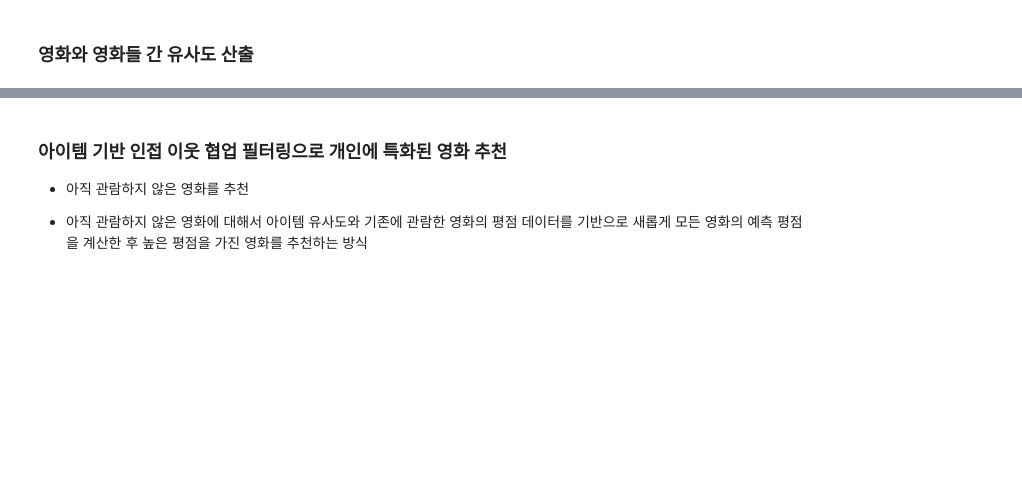
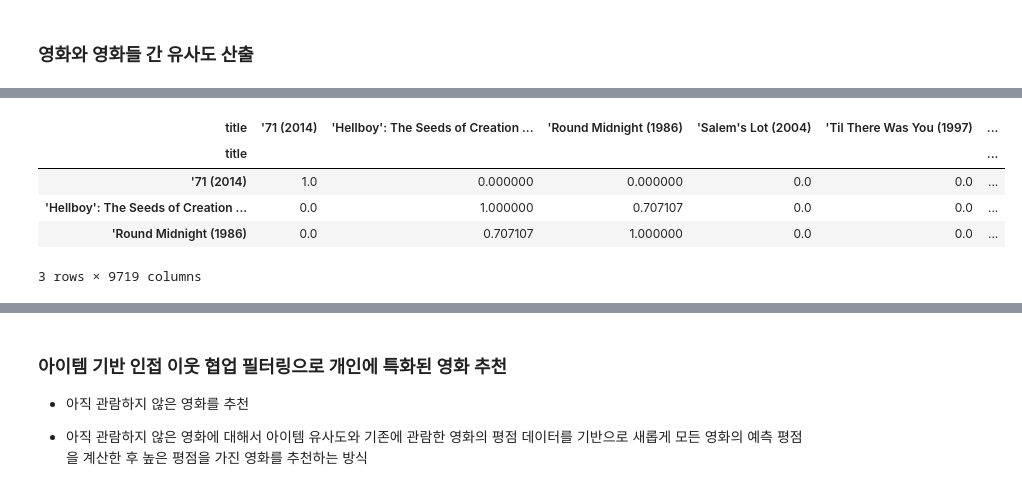
Before and after one commit to purin715/MachineLearning, a Jupyter notebook: ml_19_추천시스템.ipynb의 사본.ipynb, the cells around one changed output, grey strips where cells are left out. Saved outputs shown, nothing was run; the diff lists cells and outputs as text; code cells hidden in the pictures; blank space fills up the shorter version.

```diff
--- a/ml_19_추천시스템.ipynb의 사본.ipynb
+++ b/ml_19_추천시스템.ipynb의 사본.ipynb
@@ -479,2 +536,14 @@ from sklearn.metrics.pairwise import cosine_similarity
+# %%
+item_sim_df = pd.DataFrame(data=item_sim,
+                           index=ratings_mat.columns,
+                           columns=ratings_mat.columns)
+item_sim_df.head(3)
+# %% [output]
+| title | '71 (2014) | 'Hellboy': The Seeds of Creation ... | 'Round Midnight (1986) | 'Salem's Lot (2004) | 'Til There Was You (1997) | ... |
+| title |  |  |  |  |  | ... |
+| '71 (2014) | 1.0 | 0.000000 | 0.000000 | 0.0 | 0.0 | ... |
+| 'Hellboy': The Seeds of Creation ... | 0.0 | 1.000000 | 0.707107 | 0.0 | 0.0 | ... |
+| 'Round Midnight (1986) | 0.0 | 0.707107 | 1.000000 | 0.0 | 0.0 | ... |
+3 rows × 9719 columns
 # %%
 # 영화 대부와 유사도가 높은 상위 6개 영화
```
Also changed, not shown: parts of 20 cells of this notebook.
